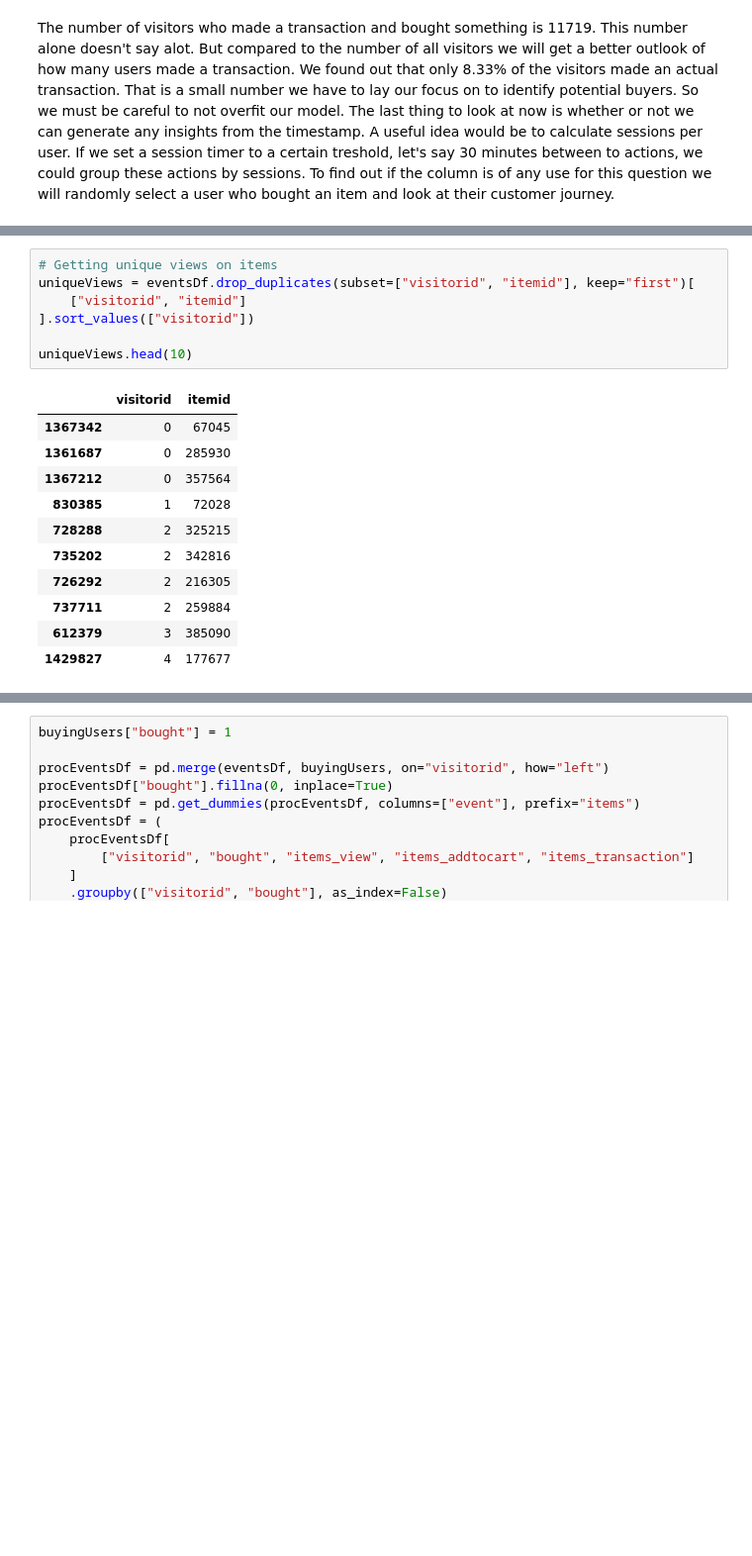
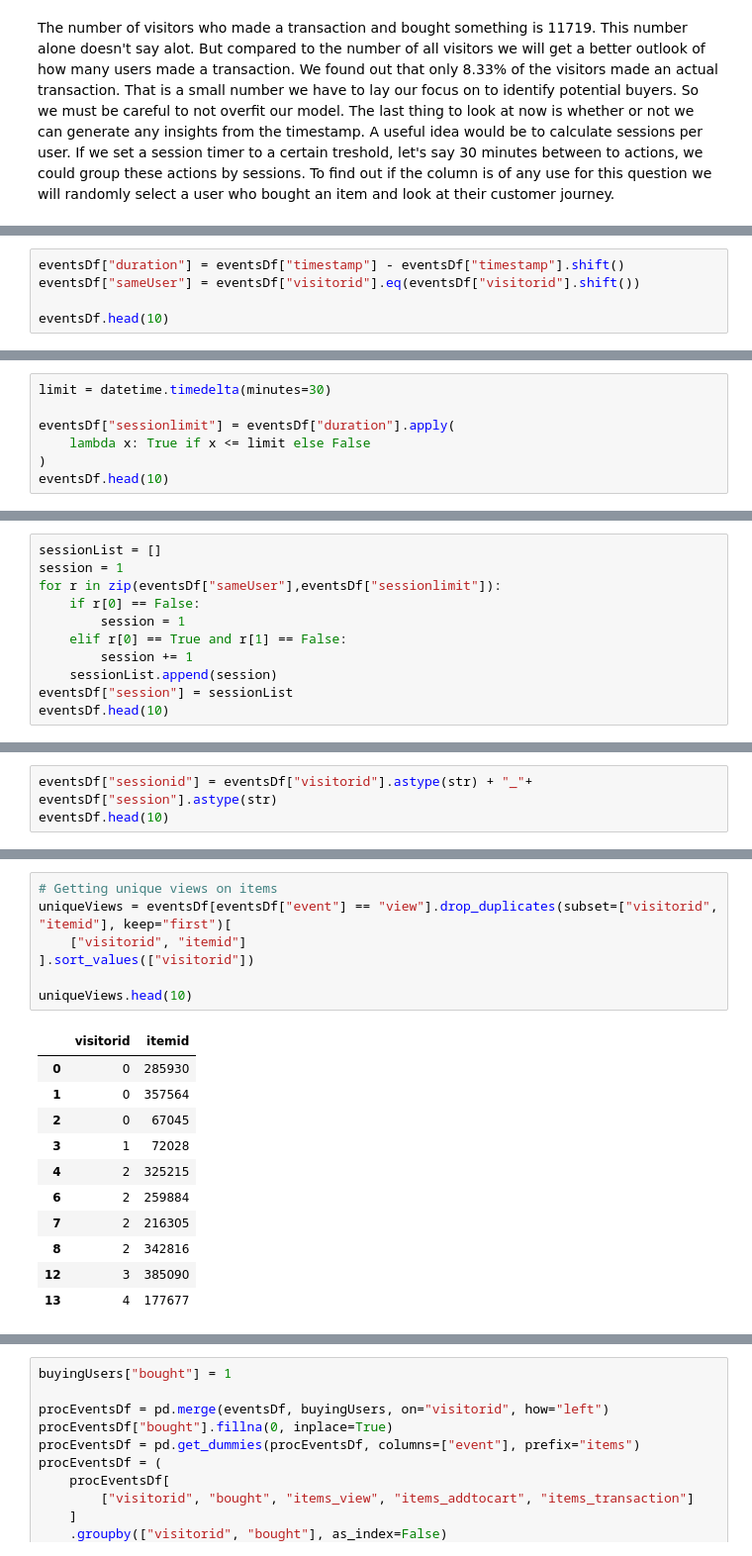
Before and after one commit to tinomerl/ecommerce-recommendation, a Jupyter notebook: ecommerce-user-behaviour.ipynb, the cells around one changed output, grey strips where cells are left out. Shown: that part at 99% size. Saved outputs shown, nothing was run; the diff lists cells and outputs as text; blank space fills up the shorter version.

```diff
--- a/ecommerce-user-behaviour.ipynb
+++ b/ecommerce-user-behaviour.ipynb
@@ -337,0 +315,5 @@ The Features we'll be trying to engineer are the following:
+# %%
+eventsDf["duration"] = eventsDf["timestamp"] - eventsDf["timestamp"].shift()
+eventsDf["sameUser"] = eventsDf["visitorid"].eq(eventsDf["visitorid"].shift())
+
+eventsDf.head(10)
@@ -337,0 +332,7 @@ The Features we'll be trying to engineer are the following:
+# %%
+limit = datetime.timedelta(minutes=30)
+
+eventsDf["sessionlimit"] = eventsDf["duration"].apply(
+    lambda x: True if x <= limit else False
+)
+eventsDf.head(10)
@@ -337,0 +351,11 @@ The Features we'll be trying to engineer are the following:
+# %%
+sessionList = []
+session = 1
+for r in zip(eventsDf["sameUser"],eventsDf["sessionlimit"]):
+    if r[0] == False:
+        session = 1
+    elif r[0] == True and r[1] == False:
+        session += 1
+    sessionList.append(session)
+eventsDf["session"] = sessionList
+eventsDf.head(10)
@@ -337,0 +374,3 @@ The Features we'll be trying to engineer are the following:
+# %%
+eventsDf["sessionid"] = eventsDf["visitorid"].astype(str) + "_"+ eventsDf["session"].astype(str)
+eventsDf.head(10)
@@ -338,22 +444,22 @@ The Features we'll be trying to engineer are the following:
 # %%
 # Getting unique views on items
-uniqueViews = eventsDf.drop_duplicates(subset=["visitorid", "itemid"], keep="first")[
+uniqueViews = eventsDf[eventsDf["event"] == "view"].drop_duplicates(subset=["visitorid", "itemid"], keep="first")[
     ["visitorid", "itemid"]
 ].sort_values(["visitorid"])
 
 uniqueViews.head(10)
 # %% [output]
 |  | visitorid | itemid |
-| 1367342 | 0 | 67045 |
-| 1361687 | 0 | 285930 |
-| 1367212 | 0 | 357564 |
-| 830385 | 1 | 72028 |
-| 728288 | 2 | 325215 |
-| 735202 | 2 | 342816 |
-| 726292 | 2 | 216305 |
-| 737711 | 2 | 259884 |
-| 612379 | 3 | 385090 |
-| 1429827 | 4 | 177677 |
+| 0 | 0 | 285930 |
+| 1 | 0 | 357564 |
+| 2 | 0 | 67045 |
+| 3 | 1 | 72028 |
+| 4 | 2 | 325215 |
+| 6 | 2 | 259884 |
+| 7 | 2 | 216305 |
+| 8 | 2 | 342816 |
+| 12 | 3 | 385090 |
+| 13 | 4 | 177677 |
 # %%
 # Grouping unique item Views
 uniqueViews = (
```
Also changed, not shown: parts of 32 cells of this notebook.
